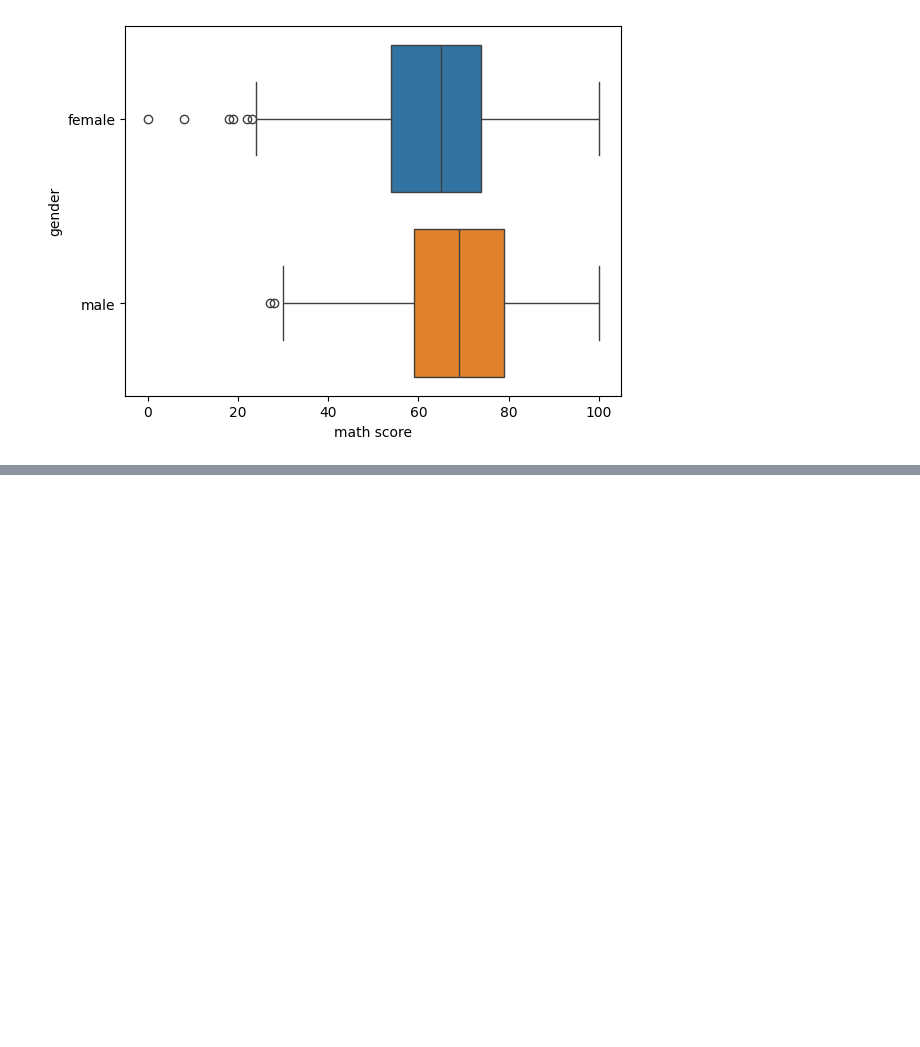
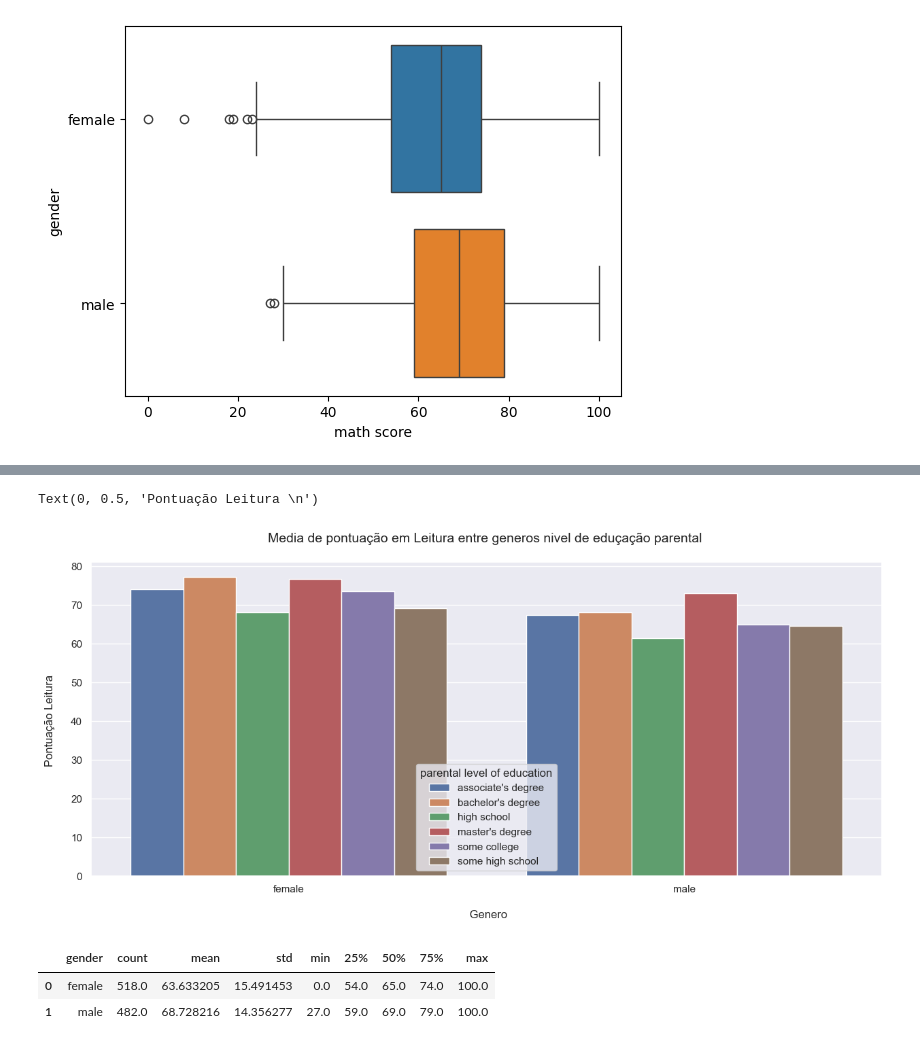
Before and after one commit to MVianah/StudentsProject, a Jupyter notebook: StudentsPerformance.ipynb, the cells around one changed output, grey strips where cells are left out. Cells and saved outputs as stored; diff of their text form; code cells hidden in the pictures; blank space fills up the shorter version.

```diff
--- a/StudentsPerformance.ipynb
+++ b/StudentsPerformance.ipynb
@@ -131,0 +134,27 @@ Text(0, 0.5, 'Pontuação Matemática \n')
+# %%
+ScoreReading = DataBase.groupby(by=['gender', 'parental level of education'])['reading score'].mean().reset_index()
+
+#Configurando tema do gráfico
+sns.set_theme(style='darkgrid')
+
+plt.figure(figsize=(15,6))
+
+#Inserindo os dados no gráfico
+sns.barplot(data=ScoreReading,
+            x='gender',
+            y='reading score',
+            hue='parental level of education')
+
+#Realizando alterações no gráfico
+plt.title('Media de pontuação em Leitura entre generos nivel de eduçação parental \n', fontsize=14)
+plt.xlabel('\n Genero')
+plt.ylabel('Pontuação Leitura \n')
+# %% [output]
+Text(0, 0.5, 'Pontuação Leitura \n')
+[figure, added]
+# %%
+DataBase.groupby(by='gender')['math score'].describe().reset_index()
+# %% [output]
+|  | gender | count | mean | std | min | 25% | 50% | 75% | max |
+| 0 | female | 518.0 | 63.633205 | 15.491453 | 0.0 | 54.0 | 65.0 | 74.0 | 100.0 |
+| 1 | male | 482.0 | 68.728216 | 14.356277 | 27.0 | 59.0 | 69.0 | 79.0 | 100.0 |
```
Also changed, not shown: parts of 4 cells of this notebook.
